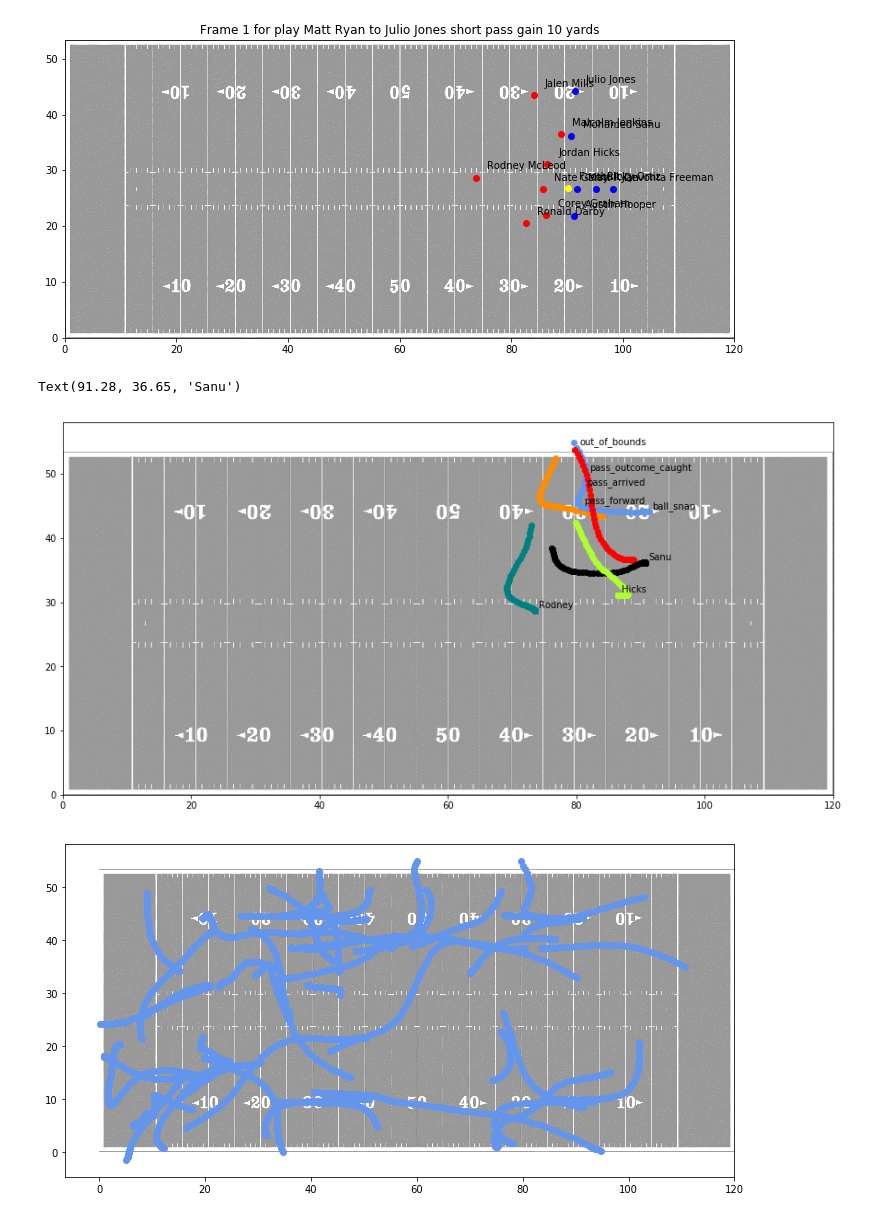
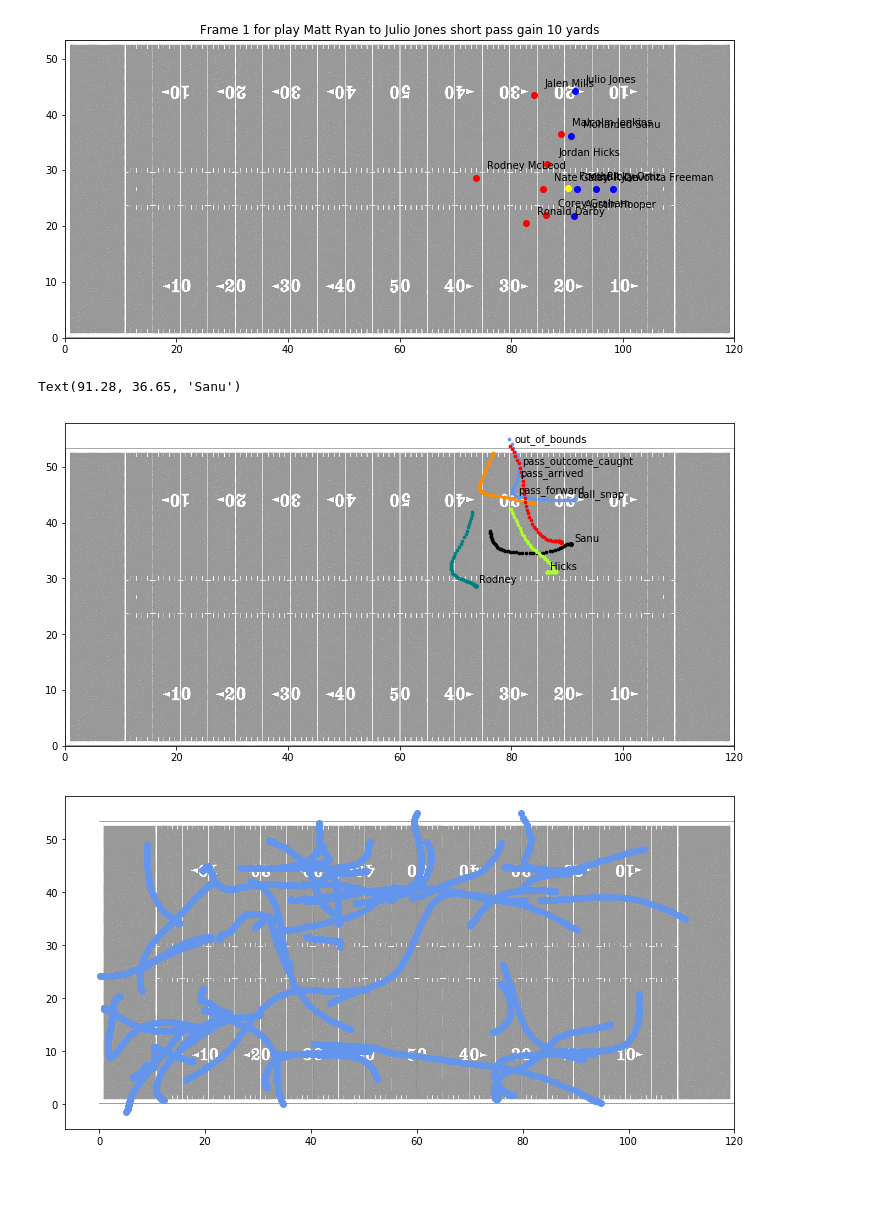
Before and after one commit to sidthakur08/nfl-big-data-bowl-2021, a Jupyter notebook: explore.ipynb, the cells around one changed output. Saved outputs shown, nothing was run; the diff lists cells and outputs as text; code cells hidden in the pictures; blank space fills up the shorter version.

```diff
--- a/explore.ipynb
+++ b/explore.ipynb
@@ -197,26 +204,26 @@ sanu_play1 = track_play1[track_play1['displayName']=='Mohamed Sanu']
 rodney_play1 = track_play1[track_play1['displayName']=='Rodney McLeod']
 hicks_play1 = track_play1[track_play1['displayName']=='Jordan Hicks']
 # %%
-jfig,jax = plt.subplots(figsize=(15,10))
+jfig,jax = plt.subplots(figsize=(12,10))
 img = plt.imread('football_field_grayscale.png')
 jax.imshow(img,extent=[0,120,0,53.34])
 
 for ox,oy,d1x,d1y,d2x,d2y,d3x,d3y,d4x,d4y,d5x,d5y,event in zip(julio_play1['x'],julio_play1['y'],jalen_play1['x'],jalen_play1['y'],malcolm_play1['x'],malcolm_play1['y'],sanu_play1['x'],sanu_play1['y'],rodney_play1['x'],rodney_play1['y'],hicks_play1['x'],hicks_play1['y'],julio_play1['event']):
-    jax.scatter(ox,oy,color='cornflowerblue')#julio jones
-    jax.scatter(d1x,d1y,color='darkorange')#jalen mills
-    jax.scatter(d2x,d2y,color='red')#malcolm jenkins
-    jax.scatter(d3x,d3y,color='black')#mohamed sanu
-    jax.scatter(d4x,d4y,color='teal')#rodney mcleod
-    jax.scatter(d5x,d5y,color='greenyellow')#jordan hicks
+    jax.scatter(ox,oy,color='cornflowerblue',s=7)#julio jones
+    jax.scatter(d1x,d1y,color='darkorange',s=7)#jalen mills
+    jax.scatter(d2x,d2y,color='red',s=7)#malcolm jenkins
+    jax.scatter(d3x,d3y,color='black',s=7)#mohamed sanu
+    jax.scatter(d4x,d4y,color='teal',s=7)#rodney mcleod
+    jax.scatter(d5x,d5y,color='greenyellow',s=7)#jordan hicks
     if(event!='None'):
         jax.text(ox+0.5,oy+0.5,s=0.1,text=event)
 
 jax.text(hicks_play1['x'].iloc[0]+0.5,hicks_play1['y'].iloc[0]+0.5,s=0.1,text='Hicks')
 jax.text(rodney_play1['x'].iloc[0]+0.5,rodney_play1['y'].iloc[0]+0.5,s=0.1,text='Rodney')
 jax.text(sanu_play1['x'].iloc[0]+0.5,sanu_play1['y'].iloc[0]+0.5,s=0.1,text='Sanu')
 # %% [output]
 Text(91.28, 36.65, 'Sanu')
-[figure, old version]
+[figure, new version]
 # %%
 julio_full = week1[week1['displayName']=='Julio Jones']
 jfig2,jax2 = plt.subplots(figsize=(12,10))
```
Also changed, not shown: parts of 2 cells of this notebook, 1 other file.
